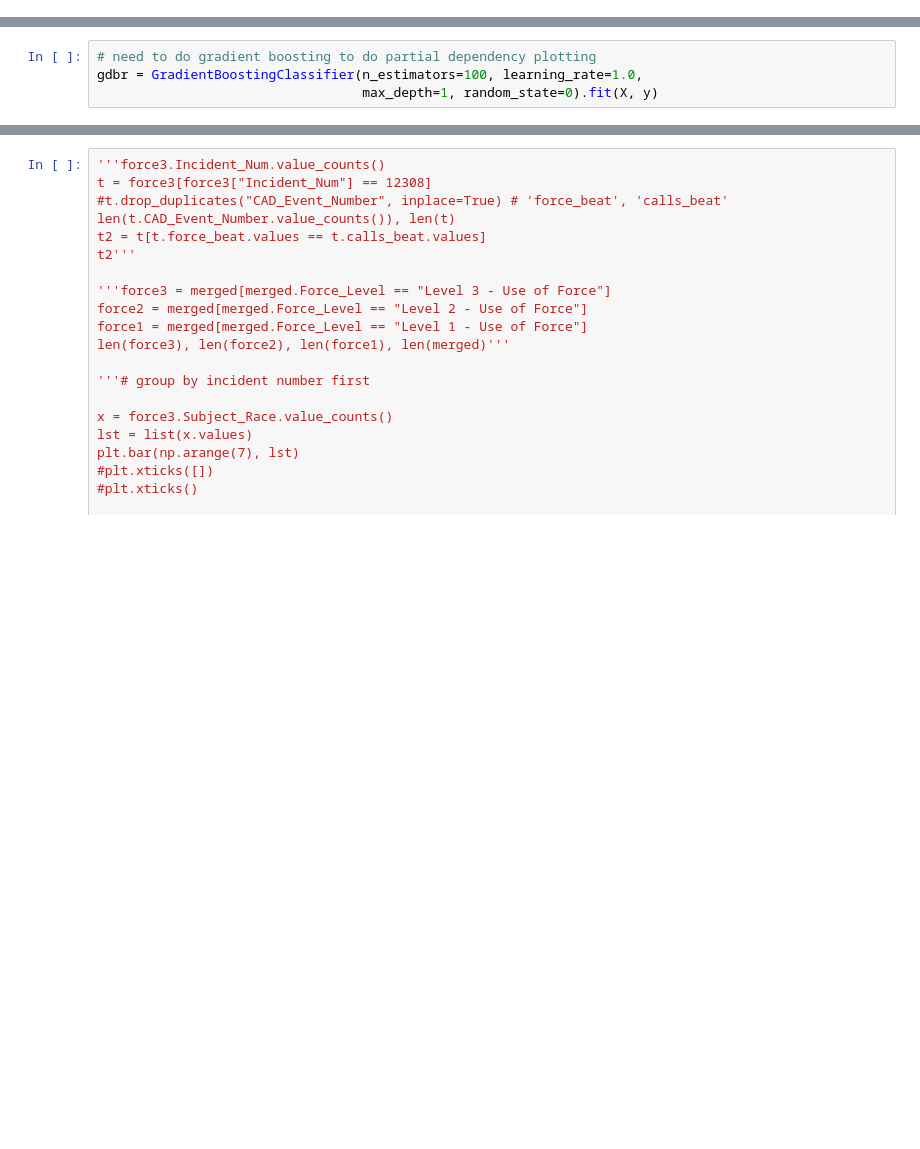
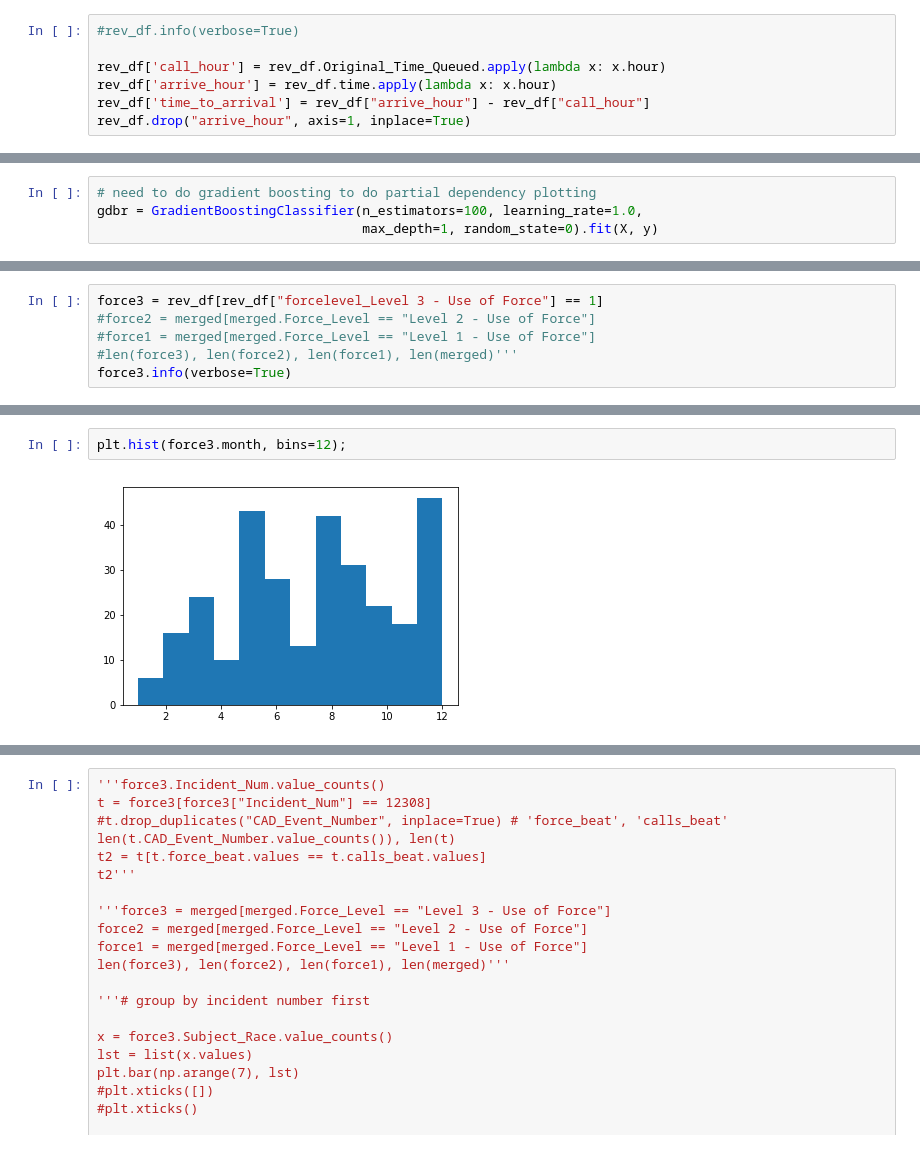
Before and after one commit to SarahMBurgart/use-of-force, a Jupyter notebook: EDA.ipynb, the cells around one changed output, grey strips where cells are left out. Drawn from its saved outputs; the diff is of its cells as text; blank space fills up the shorter version.

```diff
--- a/EDA.ipynb
+++ b/EDA.ipynb
@@ -214,6 +292,13 @@ sv0[6] # equals CAD_Event_Number
 #svV.iloc[0,:]'''
 # %% [output]
 'sv0 = svV.iloc[0,:]\nsv0 = abs(sv0)\nnp.argmax(sv0)\nsv0[6] # equals CAD_Event_Number\n#svV.iloc[0,:]'
+# %%
+#rev_df.info(verbose=True)
+
+rev_df['call_hour'] = rev_df.Original_Time_Queued.apply(lambda x: x.hour)
+rev_df['arrive_hour'] = rev_df.time.apply(lambda x: x.hour)
+rev_df['time_to_arrival'] = rev_df["arrive_hour"] - rev_df["call_hour"]
+rev_df.drop("arrive_hour", axis=1, inplace=True)
 # %%
 # dataframe rev_df before dropping CAD dupes
 rev_df_orig = rev_df.copy(deep=True)
@@ -375 +529,7 @@ Index(['Precinct_W', 'Race_Black or African American', 'Race_White',
       dtype='object')
+# %%
+force3 = rev_df[rev_df["forcelevel_Level 3 - Use of Force"] == 1]
+#force2 = merged[merged.Force_Level == "Level 2 - Use of Force"]
+#force1 = merged[merged.Force_Level == "Level 1 - Use of Force"]
+#len(force3), len(force2), len(force1), len(merged)'''
+force3.info(verbose=True)
@@ -376,3 +575,7 @@ Index(['Precinct_W', 'Race_Black or African American', 'Race_White',
+# %%
+plt.hist(force3.month, bins=12);
+# %% [output]
+[figure, added]
 # %%
 list(big_gdbr)
 # %% [output]
```
Also changed, not shown: parts of 44 cells of this notebook.
